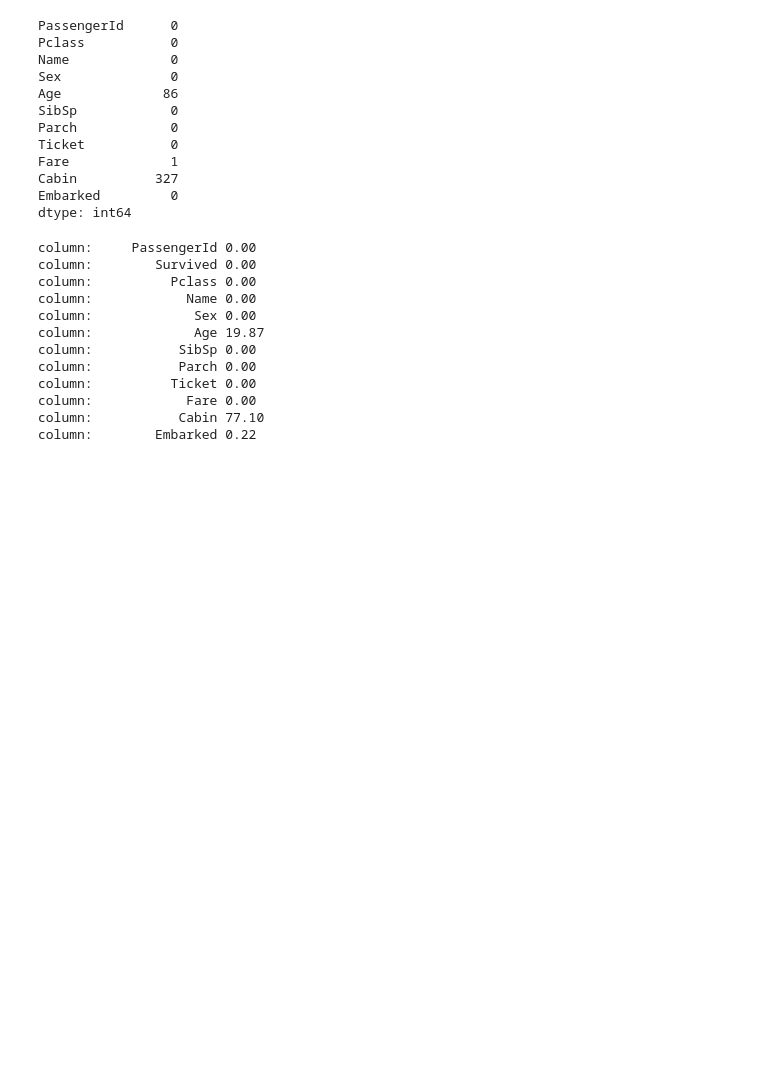
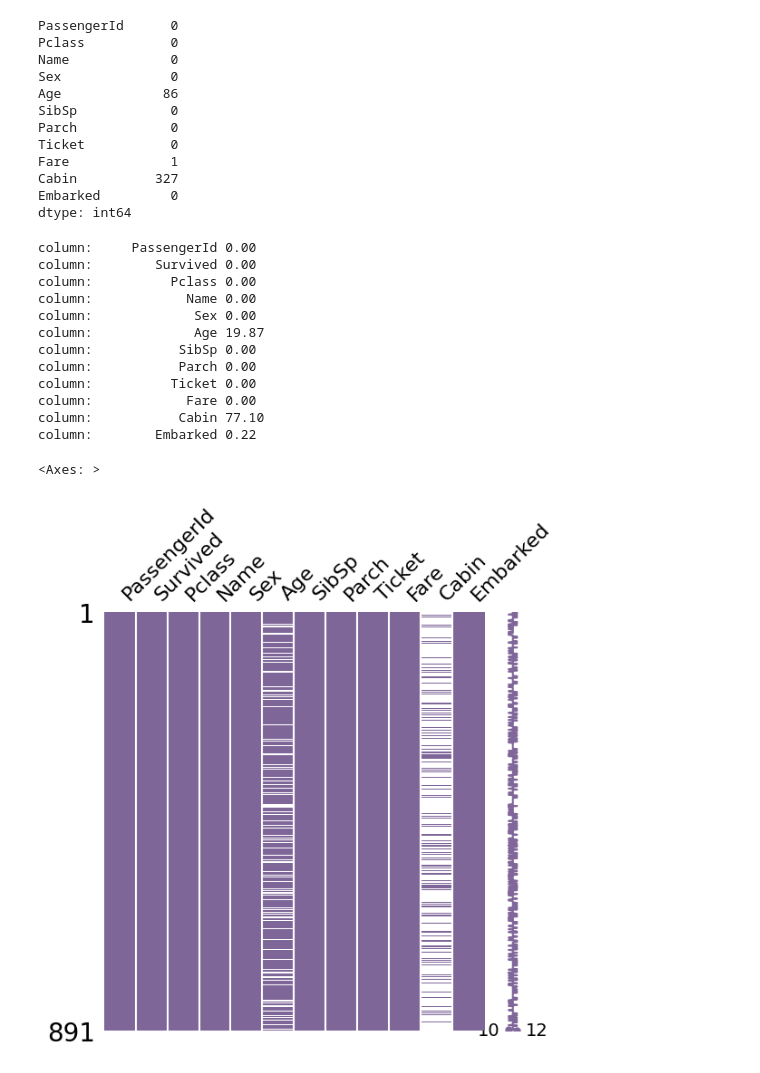
Before and after one commit to 456258zaq/2024_1_Data_anlaysis, a Jupyter notebook: Kaggle_Titanic_이병훈.ipynb, the cells around one changed output. Saved outputs shown, nothing was run; the diff lists cells and outputs as text; code cells hidden in the pictures; blank space fills up the shorter version.

```diff
--- a/Kaggle_Titanic_이병훈.ipynb
+++ b/Kaggle_Titanic_이병훈.ipynb
@@ -138,4 +138,7 @@ column:           Cabin 77.10
 column:        Embarked 0.22
 # %%
 import missingno as msno
-msno.matrix(df=train.iloc[:,:])
+msno.matrix(df=train.iloc[:,:],figsize=(6,6),color=(0.5,0.4,0.6))
+# %% [output]
+<Axes: >
+[figure, added]
```
Also changed, not shown: parts of 10 cells of this notebook.
